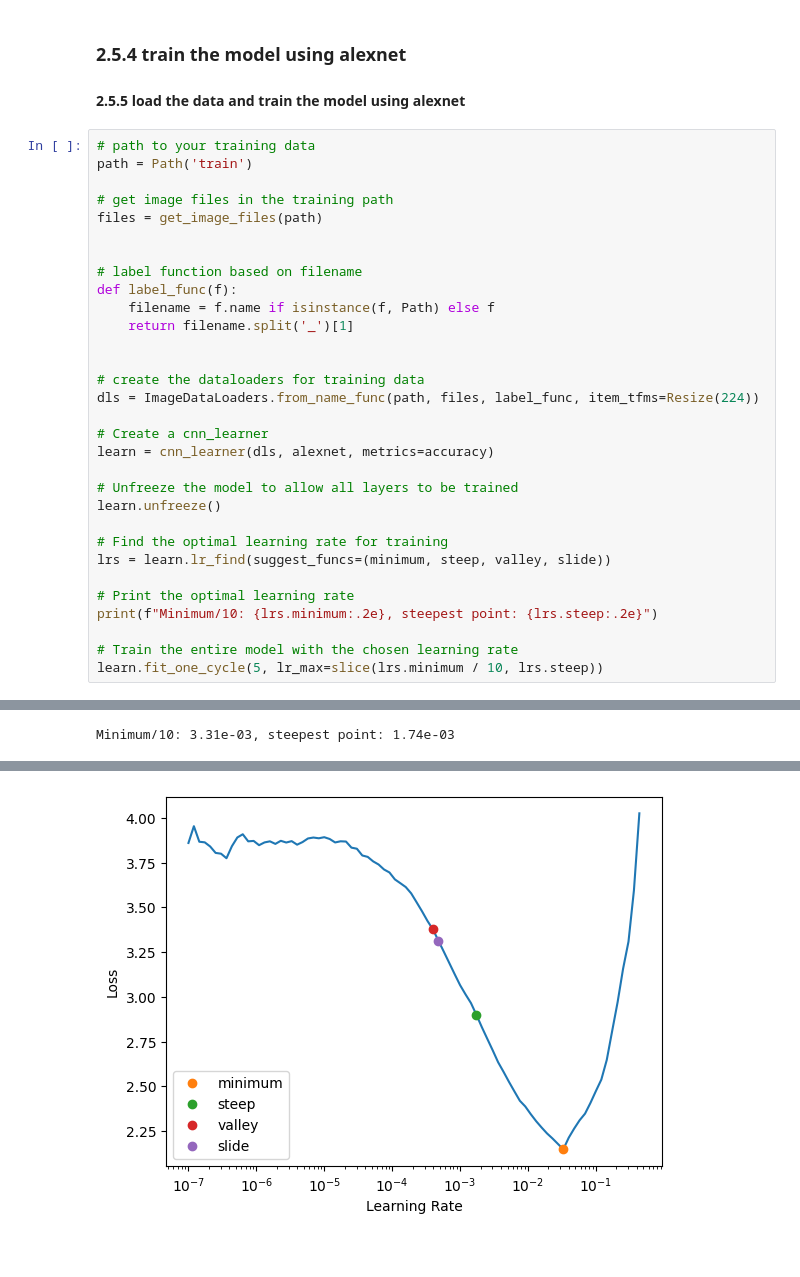
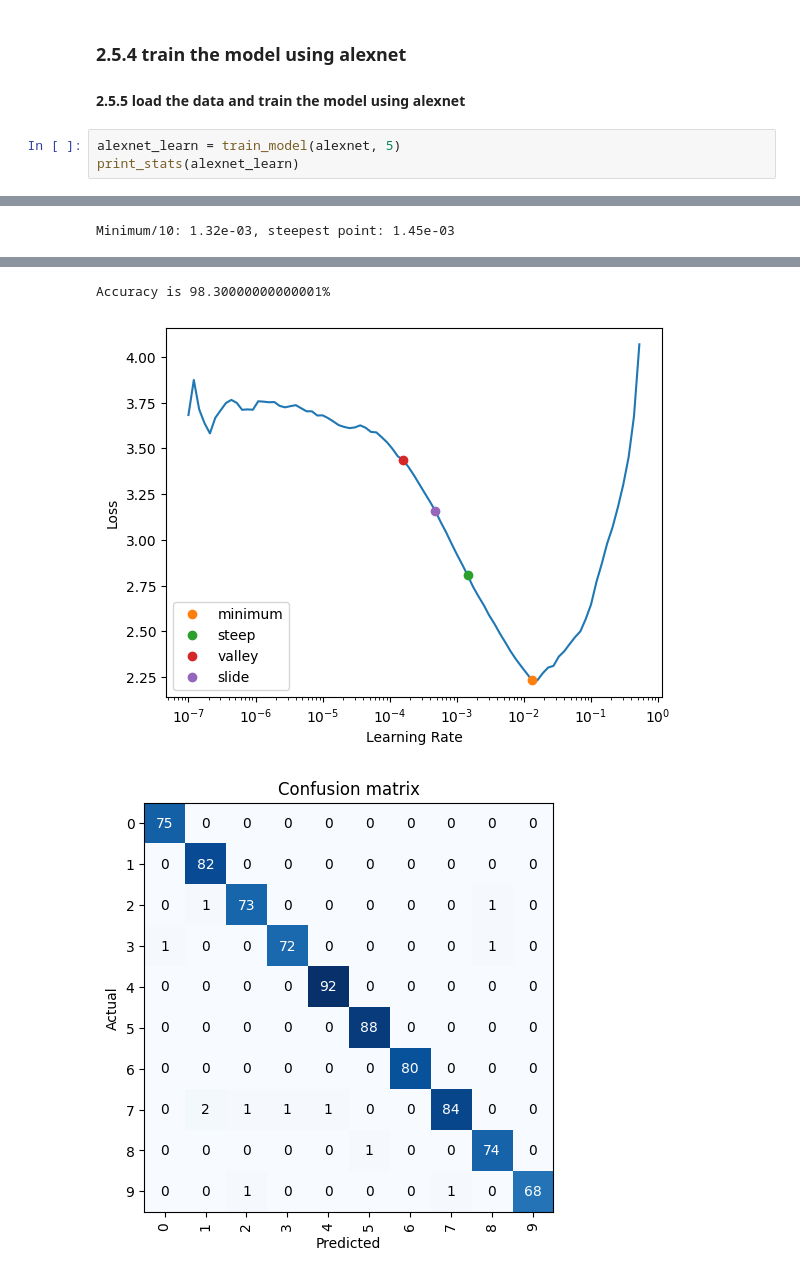
Before and after one commit to KarthikKaravatt/MPAssignment, a Jupyter notebook: Assignment.ipynb, the cells around one changed output, grey strips where cells are left out. Saved outputs shown, nothing was run; the diff lists cells and outputs as text.

```diff
--- a/Assignment.ipynb
+++ b/Assignment.ipynb
@@ -935,37 +916,9 @@ Accuracy is 98.10000000000001%
 ### 2.5.4 train the model using alexnet
 #### 2.5.5 load the data and train the model using alexnet
 # %%
-# path to your training data
-path = Path('train')
-
-# get image files in the training path
-files = get_image_files(path)
-
-
-# label function based on filename
-def label_func(f):
-    filename = f.name if isinstance(f, Path) else f
-    return filename.split('_')[1]
-
-
-# create the dataloaders for training data
-dls = ImageDataLoaders.from_name_func(path, files, label_func, item_tfms=Resize(224))
-
-# Create a cnn_learner
-learn = cnn_learner(dls, alexnet, metrics=accuracy)
-
-# Unfreeze the model to allow all layers to be trained
-learn.unfreeze()
-
-# Find the optimal learning rate for training
-lrs = learn.lr_find(suggest_funcs=(minimum, steep, valley, slide))
-
-# Print the optimal learning rate
-print(f"Minimum/10: {lrs.minimum:.2e}, steepest point: {lrs.steep:.2e}")
-
-# Train the entire model with the chosen learning rate
-learn.fit_one_cycle(5, lr_max=slice(lrs.minimum / 10, lrs.steep))
+alexnet_learn = train_model(alexnet, 5)
+print_stats(alexnet_learn)
 # %% [output]
 [interactive output not drawn]
-Minimum/10: 3.31e-03, steepest point: 1.74e-03
+Minimum/10: 1.32e-03, steepest point: 1.45e-03
 [interactive output not drawn]
@@ -972 +944,3 @@ Minimum/10: 3.31e-03, steepest point: 1.74e-03
+Accuracy is 98.30000000000001%
-[figure, old version]
+[figure, new version]
+[figure, added]
```
Also changed, not shown: parts of 16 cells of this notebook.
